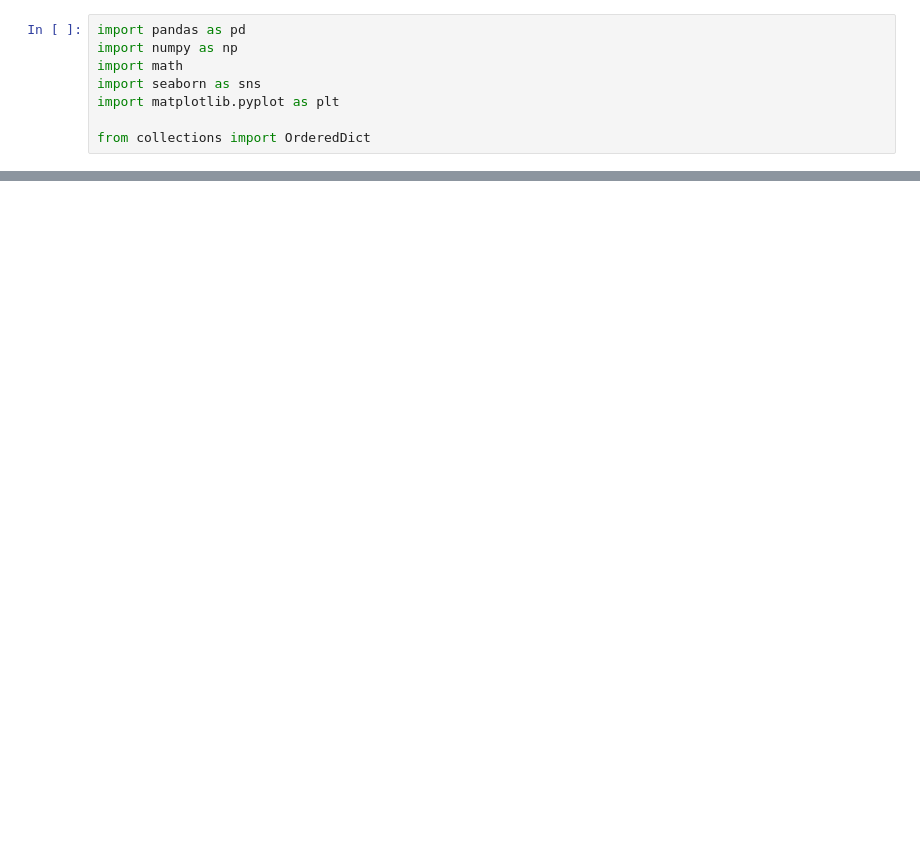
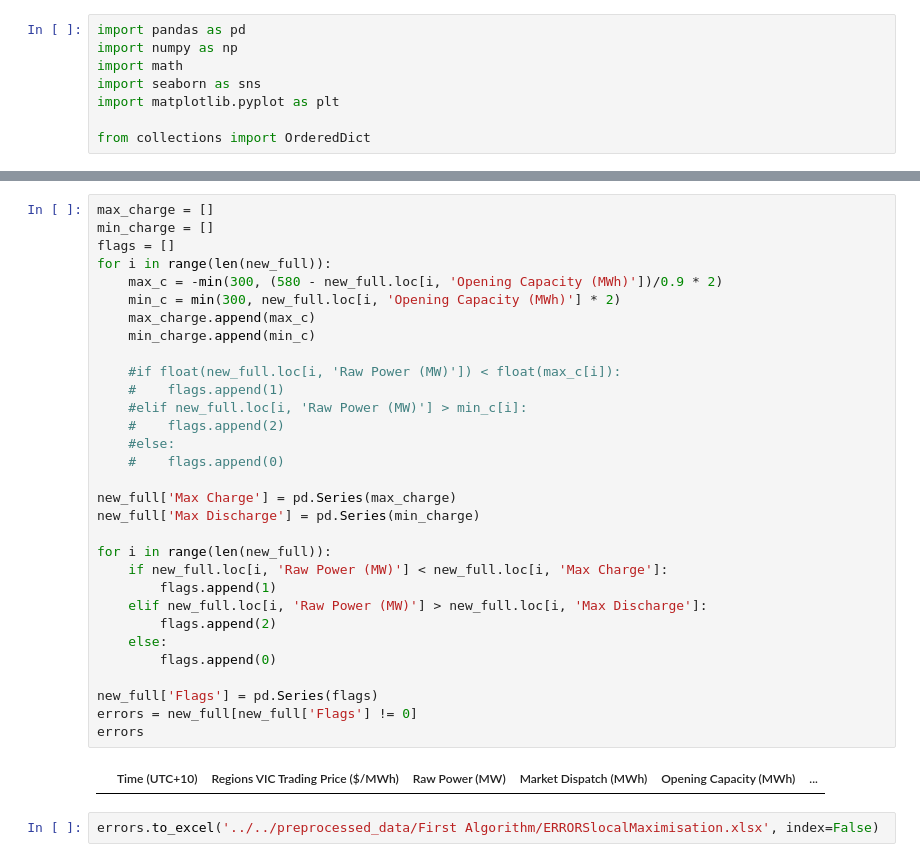
Before and after one commit to rinliauw/energy-market-and-battery-optimization, a Jupyter notebook: code/First Algorithm/Local Maximisation.ipynb, the cells around one changed output, grey strips where cells are left out. Saved outputs shown, nothing was run; the diff lists cells and outputs as text; blank space fills up the shorter version.

```diff
--- a/code/First Algorithm/Local Maximisation.ipynb
+++ b/code/First Algorithm/Local Maximisation.ipynb
@@ -581,0 +622,35 @@ LocalOptimisation(data_interval, timePeriod)
+# %%
+max_charge = []
+min_charge = []
+flags = []
+for i in range(len(new_full)):
+    max_c = -min(300, (580 - new_full.loc[i, 'Opening Capacity (MWh)'])/0.9 * 2)
+    min_c = min(300, new_full.loc[i, 'Opening Capacity (MWh)'] * 2)
+    max_charge.append(max_c)
+    min_charge.append(min_c)
+
+    #if float(new_full.loc[i, 'Raw Power (MW)']) < float(max_c[i]):
+    #    flags.append(1)
+    #elif new_full.loc[i, 'Raw Power (MW)'] > min_c[i]:
+    #    flags.append(2)
+    #else:
+    #    flags.append(0)
+
+new_full['Max Charge'] = pd.Series(max_charge)
+new_full['Max Discharge'] = pd.Series(min_charge)
+
+for i in range(len(new_full)):
+    if new_full.loc[i, 'Raw Power (MW)'] < new_full.loc[i, 'Max Charge']:
+        flags.append(1)
+    elif new_full.loc[i, 'Raw Power (MW)'] > new_full.loc[i, 'Max Discharge']:
+        flags.append(2)
+    else:
+        flags.append(0)
+
+new_full['Flags'] = pd.Series(flags)
+errors = new_full[new_full['Flags'] != 0]
+errors
+# %% [output]
+|  | Time (UTC+10) | Regions VIC Trading Price ($/MWh) | Raw Power (MW) | Market Dispatch (MWh) | Opening Capacity (MWh) | ... |
+# %%
+errors.to_excel('../../preprocessed_data/First Algorithm/ERRORSlocalMaximisation.xlsx', index=False)
```
Also changed, not shown: parts of 11 cells of this notebook, 3 other files.
